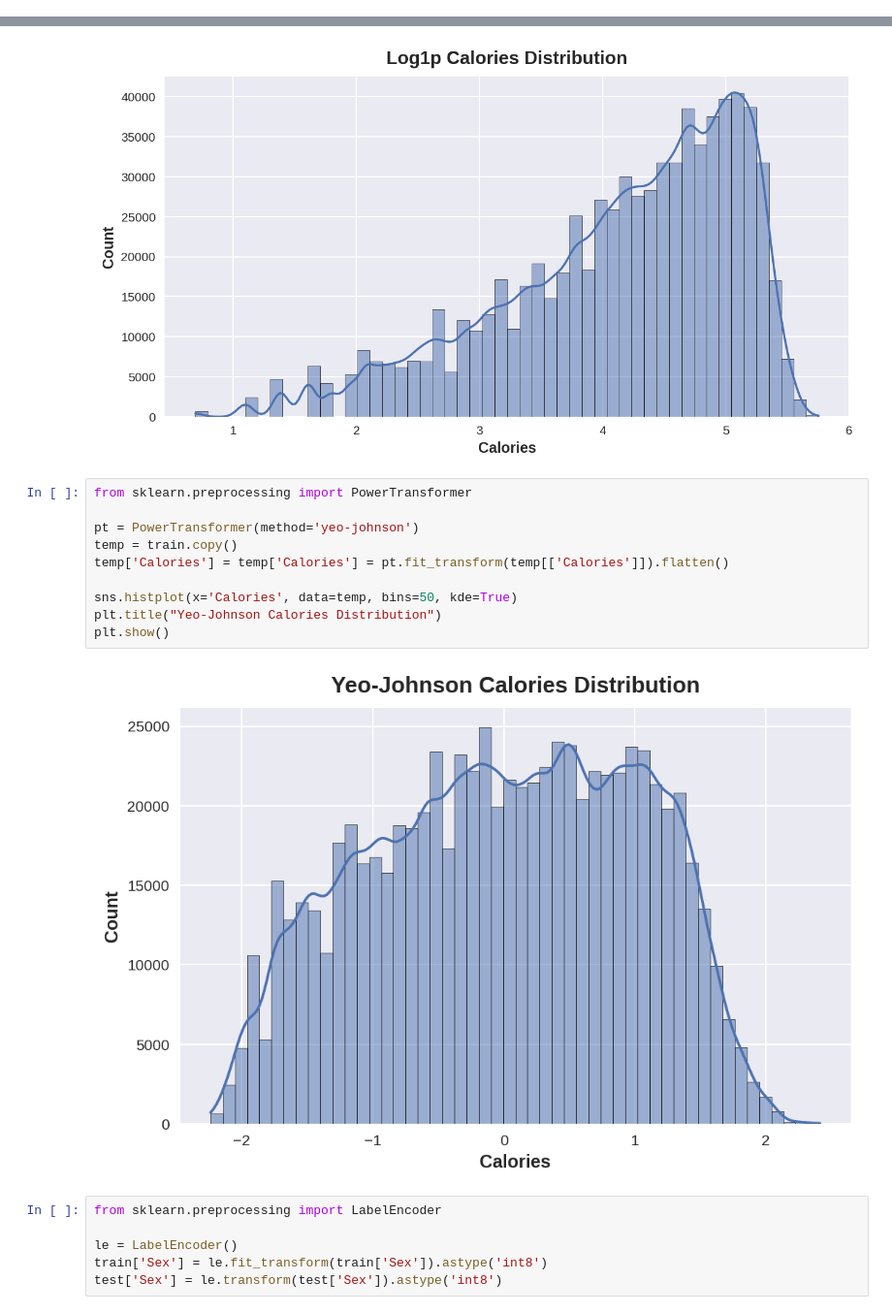
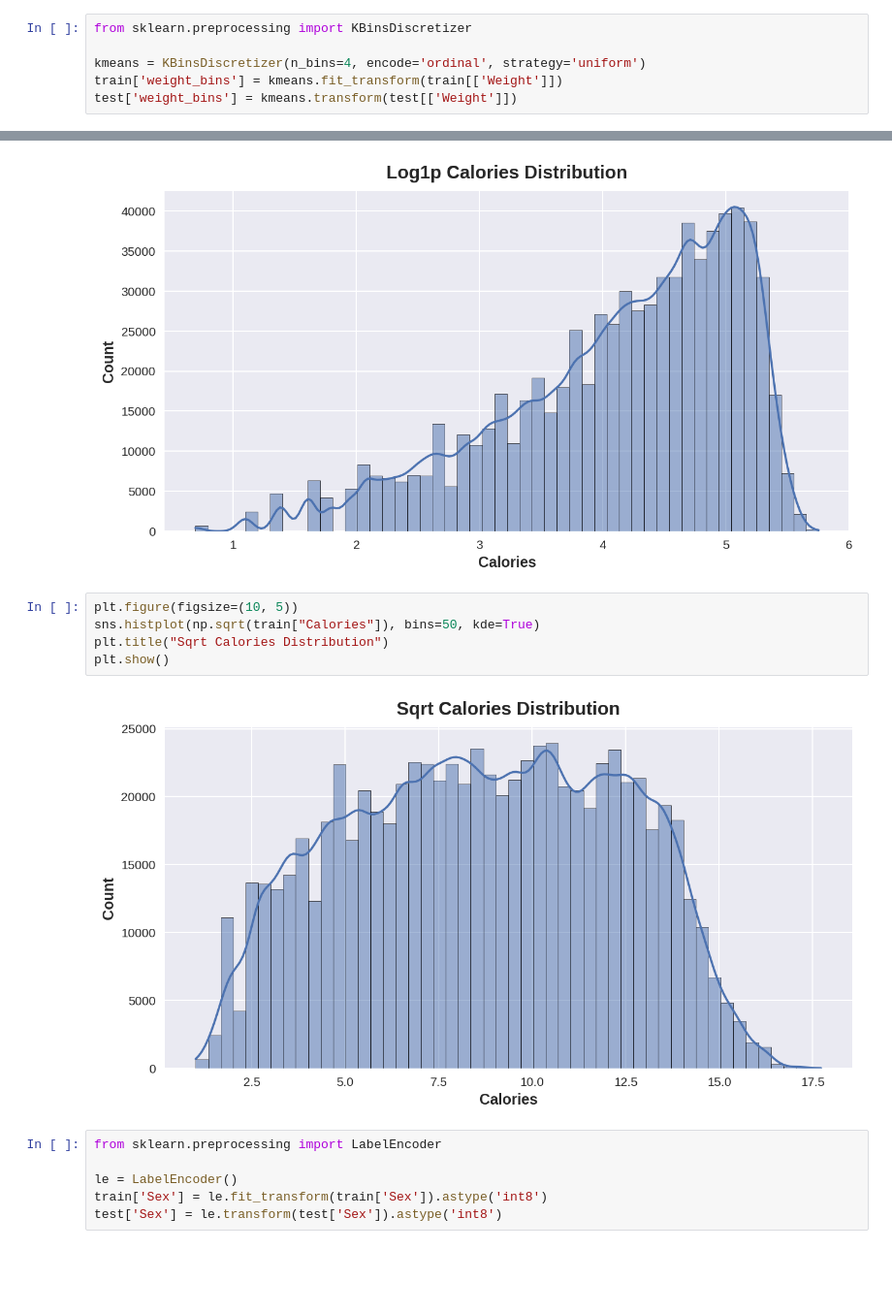
Before and after one commit to sjain600/Kaggle-Calories, a Jupyter notebook: calories-pred-baseline-model.ipynb, the cells around one changed output, grey strips where cells are left out. Shown at 97% size. Cells and saved outputs as stored; diff of their text form; blank space fills up the shorter version.

Commit message:
instead of using logarithmic transformation, I used square root transformation. You will see in the histplot that square root transformation of calories leads to approx normal distribution.

```diff
--- a/calories-pred-baseline-model.ipynb
+++ b/calories-pred-baseline-model.ipynb
@@ -140,6 +140,12 @@ from sklearn.preprocessing import KBinsDiscretizer
 kmeans = KBinsDiscretizer(n_bins=4, encode='ordinal', strategy='kmeans')
 train['age_bins'] = kmeans.fit_transform(train[['Age']])
 test['age_bins'] = kmeans.transform(test[['Age']])
+# %%
+from sklearn.preprocessing import KBinsDiscretizer
+
+kmeans = KBinsDiscretizer(n_bins=4, encode='ordinal', strategy='uniform')
+train['weight_bins'] = kmeans.fit_transform(train[['Weight']])
+test['weight_bins'] = kmeans.transform(test[['Weight']])
 # %% [markdown]
 # Feature Understanding via Data Visualization
 # %% [markdown]
@@ -157,18 +163,13 @@ plt.title("Log1p Calories Distribution")
 plt.show()
 # %% [output]
 [figure]
-# %%
-from sklearn.preprocessing import PowerTransformer
-
-pt = PowerTransformer(method='yeo-johnson')
-temp = train.copy()
-temp['Calories'] = temp['Calories'] = pt.fit_transform(temp[['Calories']]).flatten()
-
-sns.histplot(x='Calories', data=temp, bins=50, kde=True)
-plt.title("Yeo-Johnson Calories Distribution")
-plt.show()
-# %% [output]
-[figure, removed]
+# %%
+plt.figure(figsize=(10, 5))
+sns.histplot(np.sqrt(train["Calories"]), bins=50, kde=True)
+plt.title("Sqrt Calories Distribution")
+plt.show()
+# %% [output]
+[figure, added]
 # %%
 from sklearn.preprocessing import LabelEncoder
 
```
Also changed, not shown: parts of 4 cells of this notebook.
